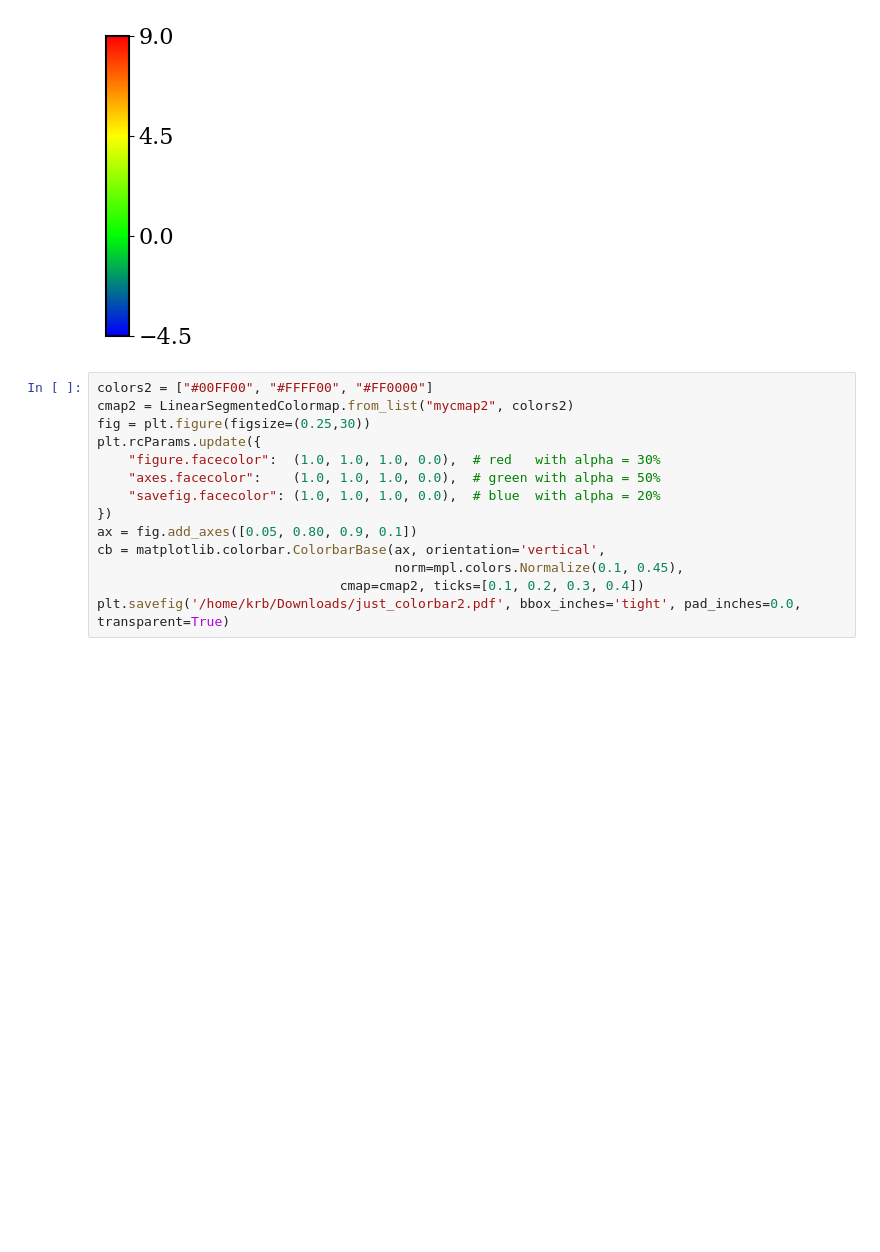
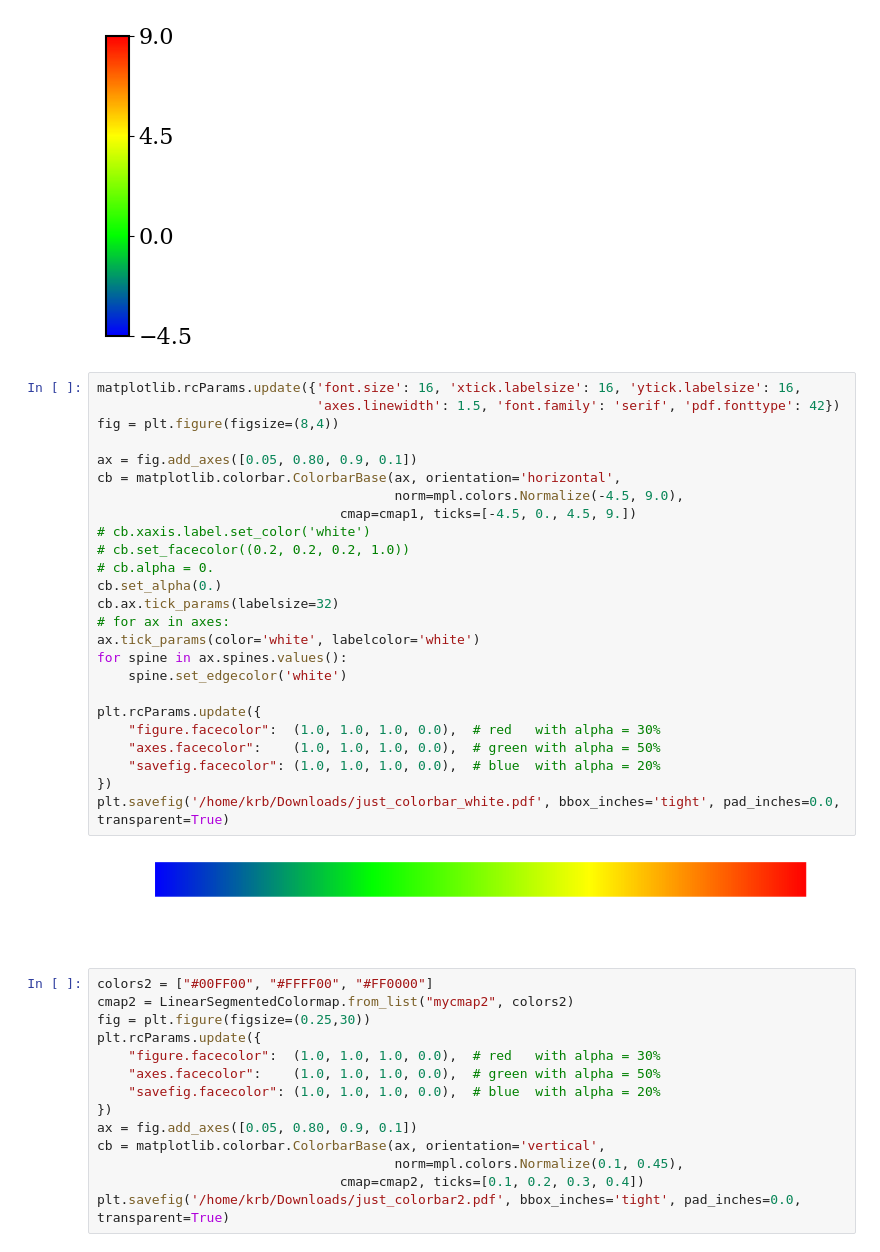
Before and after one commit to utiasASRL/steam_icp, a Jupyter notebook: script/paper_plots.ipynb, the cells around one changed output. Saved outputs shown, nothing was run; the diff lists cells and outputs as text; blank space fills up the shorter version.

```diff
--- a/script/paper_plots.ipynb
+++ b/script/paper_plots.ipynb
@@ -458,6 +458,33 @@ plt.rcParams.update({
 plt.savefig('/home/krb/Downloads/just_colorbar.pdf', bbox_inches='tight', pad_inches=0.0, transparent=True)
 # %% [output]
 [figure]
+# %%
+matplotlib.rcParams.update({'font.size': 16, 'xtick.labelsize': 16, 'ytick.labelsize': 16,
+                            'axes.linewidth': 1.5, 'font.family': 'serif', 'pdf.fonttype': 42})
+fig = plt.figure(figsize=(8,4))
+
+ax = fig.add_axes([0.05, 0.80, 0.9, 0.1])
+cb = matplotlib.colorbar.ColorbarBase(ax, orientation='horizontal',
+                                      norm=mpl.colors.Normalize(-4.5, 9.0),
+                               cmap=cmap1, ticks=[-4.5, 0., 4.5, 9.])
+# cb.xaxis.label.set_color('white')
+# cb.set_facecolor((0.2, 0.2, 0.2, 1.0))
+# cb.alpha = 0.
+cb.set_alpha(0.)
+cb.ax.tick_params(labelsize=32)
+# for ax in axes:
+ax.tick_params(color='white', labelcolor='white')
+for spine in ax.spines.values():
+    spine.set_edgecolor('white')
+
+plt.rcParams.update({
+    "figure.facecolor":  (1.0, 1.0, 1.0, 0.0),  # red   with alpha = 30%
+    "axes.facecolor":    (1.0, 1.0, 1.0, 0.0),  # green with alpha = 50%
+    "savefig.facecolor": (1.0, 1.0, 1.0, 0.0),  # blue  with alpha = 20%
+})
+plt.savefig('/home/krb/Downloads/just_colorbar_white.pdf', bbox_inches='tight', pad_inches=0.0, transparent=True)
+# %% [output]
+[figure, added]
 # %%
 colors2 = ["#00FF00", "#FFFF00", "#FF0000"]
 cmap2 = LinearSegmentedColormap.from_list("mycmap2", colors2)
```
Also changed, not shown: parts of 23 cells of this notebook, 18 other files.
